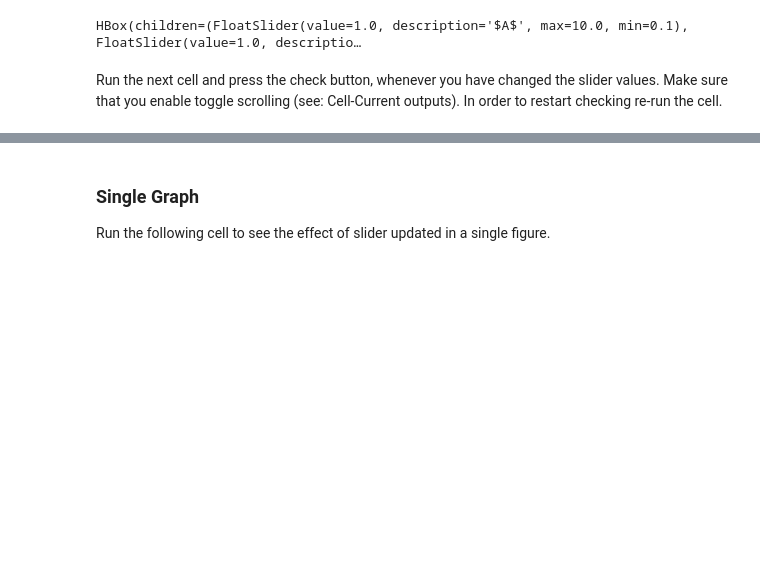
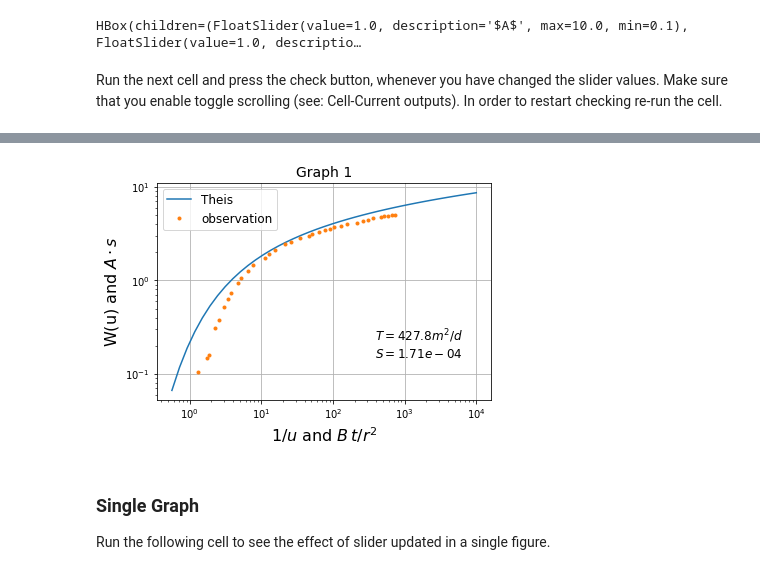
Before and after one commit to eholzbe/Hydraulic-testing, a Jupyter notebook: Hydraulic Testing.ipynb, the cells around one changed output, grey strips where cells are left out. Drawn from its saved outputs; the diff is of its cells as text; code cells hidden in the pictures; blank space fills up the shorter version.

```diff
--- a/Hydraulic Testing.ipynb
+++ b/Hydraulic Testing.ipynb
@@ -458,38 +475,40 @@ btn = widgets.Button(description='Check')
 display(btn)
 
 def btn_eventhandler(obj):
-    global kD,Sc
+    global kD,Sc,count
     A = slider1.value
     B = 10**(slider2.value)
 
     u = np.logspace(-4, 0.25, 41)
     fig = plt.figure(facecolor='w'); ax = fig.add_subplot()
 
     # the Theis type curve
     plt.plot(1/u, exp1(u), label='Theis')
 
     # the measurements
     r = wr.value; Q = wQ.value
     if r <= 50:
         plt.plot (B*df['t1']/24/60/r/r,A*df['s1'], '.', label = 'observation' )
     else:
         plt.plot (B*df['t2']/24/60/r/r,A*df['s2'], '.', label = 'observation' )
 
     ax.set_xscale('log'); ax.set_yscale('log');
     plt.xlabel('$1/u$ and $B \, t/r^2$',fontsize=16); plt.ylabel('W(u) and $A \cdot s$',fontsize=16)
     plt.xscale('log'); plt.yscale('log');
     plt.grid();
     plt.legend(loc='upper left',fontsize=12);
     T = A * Q /4 /np.pi   # print('T = {:.0f} m2/d'.format(kD))
     S = 4 * T / B         #print('S = {:.2e} [-]'.format(S))
-    ax.text (380,0.23,'$T =%.2e m^2/d$' % (T, ),fontsize=12)
+    ax.text (380,0.23,'$T =%.1f m^2/d$' % (T, ),fontsize=12)
     ax.text (380,0.15,'$S =%.2e $' % (S, ),fontsize=12)
-    ax.set_title('Multi Graph', size=14);
+    ax.set_title('Graph '+str(count), size=14); count = count+1
     Sc = S; kD = T
 
+count = 1
 btn.on_click(btn_eventhandler)
 # %% [output]
 [interactive output not drawn]
+[figure, added]
 # %% [markdown]
 ### Single Graph
 Run the following cell to see the effect of slider updated in a single figure.
```
Also changed, not shown: parts of 27 cells of this notebook.
